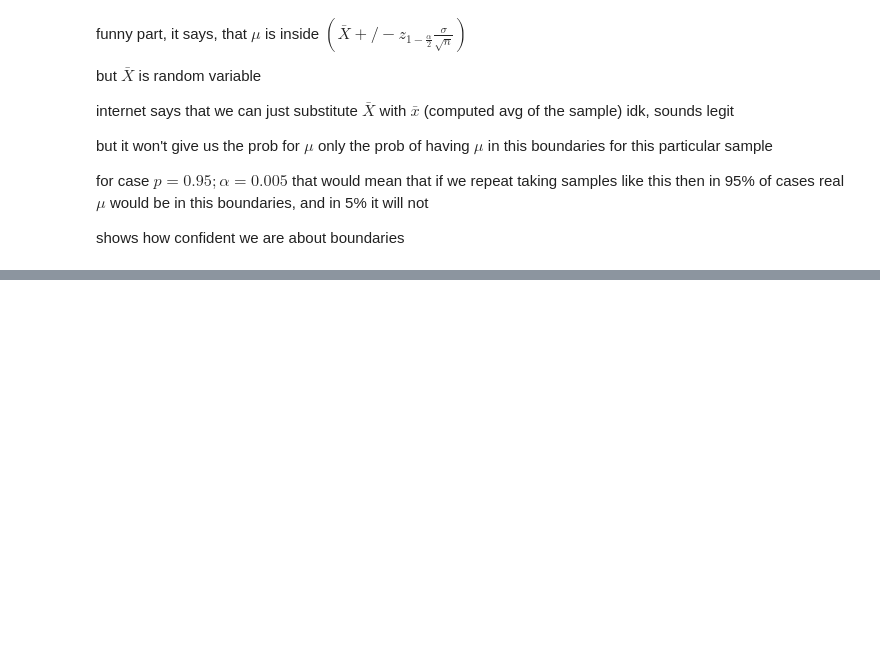
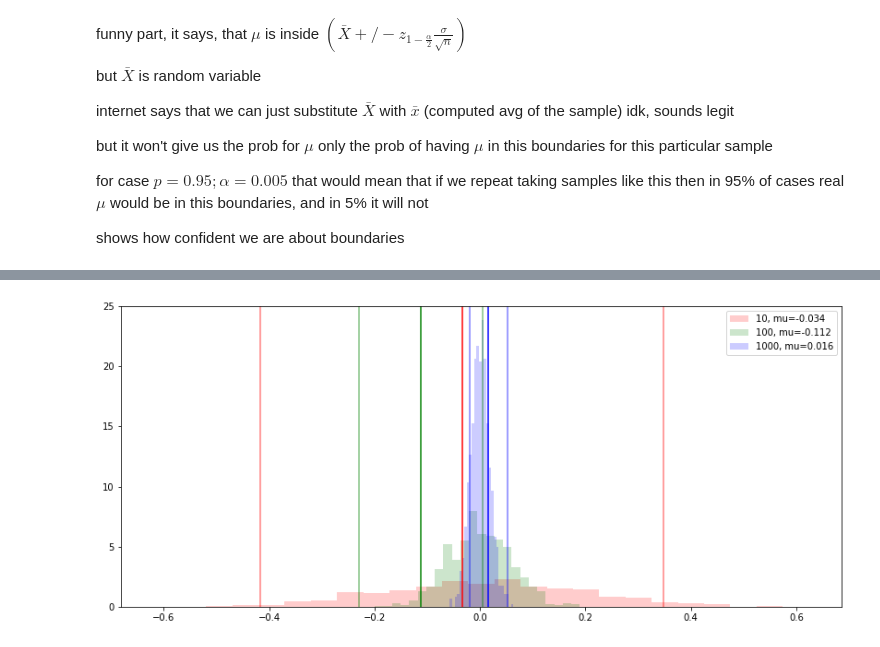
Before and after one commit to rndata/rnd-stuff, a Jupyter notebook: nbooks/CLT.ipynb, the cells around one changed output, grey strips where cells are left out. Saved outputs shown, nothing was run; the diff lists cells and outputs as text; code cells hidden in the pictures; blank space fills up the shorter version.

```diff
--- a/nbooks/CLT.ipynb
+++ b/nbooks/CLT.ipynb
@@ -171,0 +191,33 @@ plt.plot(ssize, probs)
+# %%
+sizes = [10, 100, 1000]
+colors = ['r', 'g', 'b', 'c', 'm', 'y', 'k']
+SAMPLES = 1000
+plt.figure(figsize=(14, 6))
+
+p = 0.95
+alpha = 1 - (1-p)/2
+mu = 0
+
+means = {}
+for SIZE in sizes:
+    ms = np.zeros(SAMPLES)
+    for i in range(SAMPLES):
+        ms[i] = np.mean(np.random.uniform(-1, 1, size=SIZE))
+    means[SIZE] = ms
+
+for color, SIZE in zip(colors, sizes):
+    sample = np.random.uniform(-1, 1, size=SIZE)
+    mean = np.mean(sample)
+    std = np.std(sample, ddof=1)
+    z_alpha = stats.t.ppf(alpha, SIZE-1)
+
+    lb = mean - z_alpha*std/np.sqrt(SIZE)
+    ub = mean + z_alpha*std/np.sqrt(SIZE)
+
+    plt.axvline(x=mean, color=color)
+    plt.axvline(x=lb, color=color, alpha=0.5)
+    plt.axvline(x=ub, color=color, alpha=0.5)
+    plt.hist(means[SIZE], color=color, density=True, bins='auto', alpha=0.2, label=f'{SIZE}, mu={mean:.3f}');
+    plt.legend()
+# %% [output]
+[figure, added]
```
Also changed, not shown: parts of 10 cells of this notebook.
